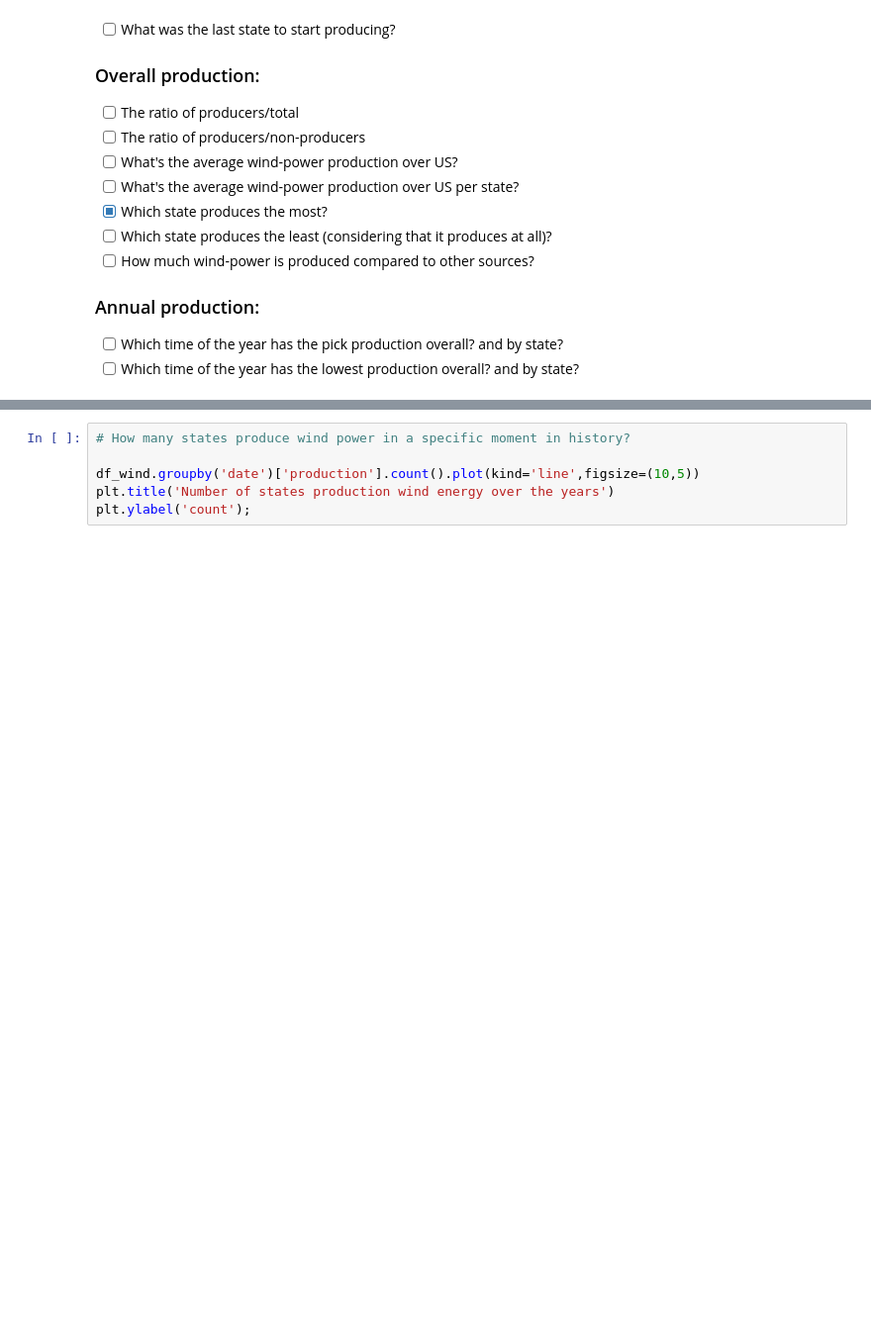
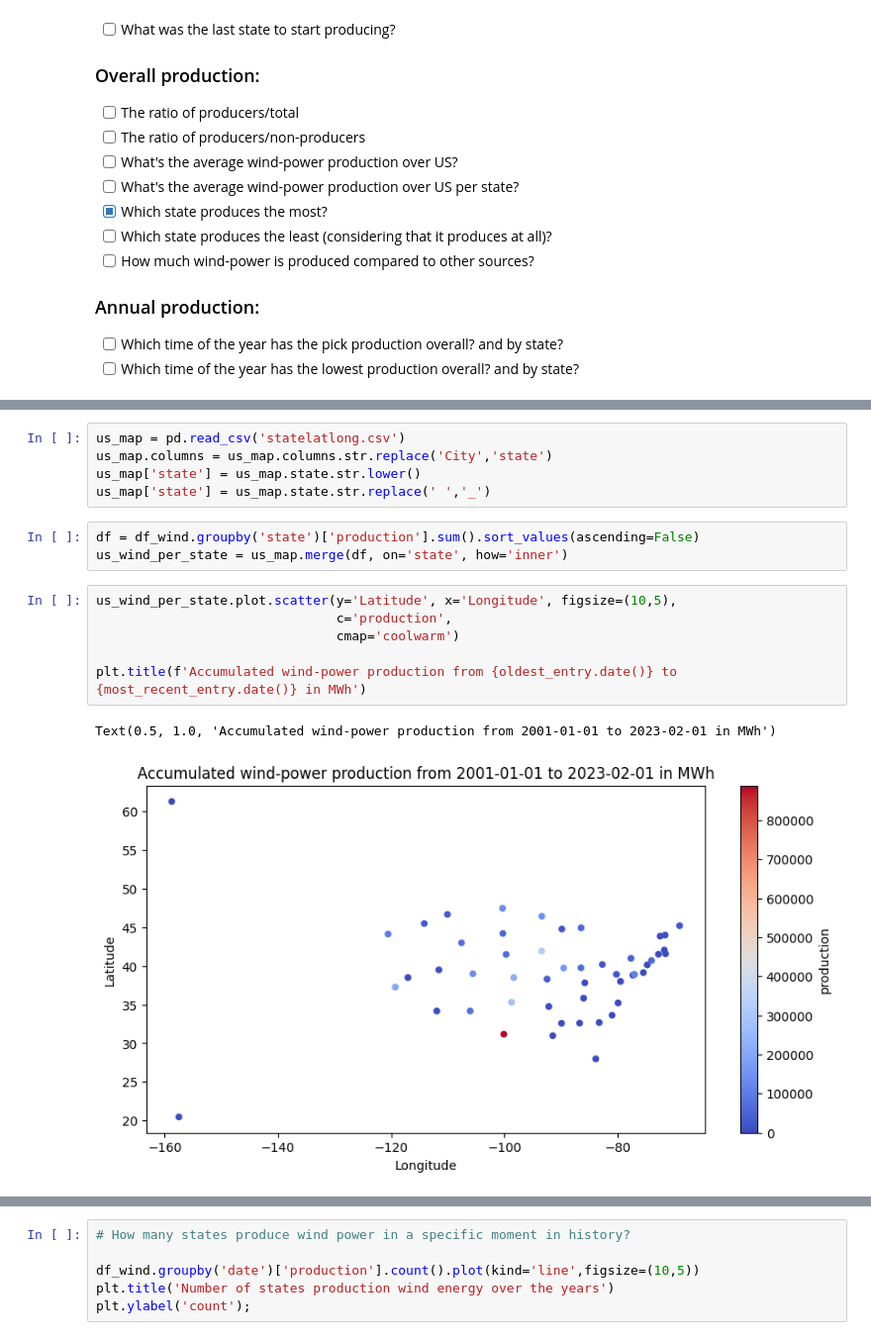
Before and after one commit to abasilio91/DS-wind_production_US, a Jupyter notebook: wind-power-production-statistical-study.ipynb, the cells around one changed output, grey strips where cells are left out. Shown: that part at 99% size. Cells and saved outputs as stored; diff of their text form; blank space fills up the shorter version.

```diff
--- a/wind-power-production-statistical-study.ipynb
+++ b/wind-power-production-statistical-study.ipynb
@@ -381,0 +447,17 @@ This already answer two questions: who produces wind power today and who has the
+# %%
+us_map = pd.read_csv('statelatlong.csv')
+us_map.columns = us_map.columns.str.replace('City','state')
+us_map['state'] = us_map.state.str.lower()
+us_map['state'] = us_map.state.str.replace(' ','_')
+# %%
+df = df_wind.groupby('state')['production'].sum().sort_values(ascending=False)
+us_wind_per_state = us_map.merge(df, on='state', how='inner')
+# %%
+us_wind_per_state.plot.scatter(y='Latitude', x='Longitude', figsize=(10,5),
+                               c='production',
+                               cmap='coolwarm')
+
+plt.title(f'Accumulated wind-power production from {oldest_entry.date()} to {most_recent_entry.date()} in MWh')
+# %% [output]
+Text(0.5, 1.0, 'Accumulated wind-power production from 2001-01-01 to 2023-02-01 in MWh')
+[figure, added]
```
Also changed, not shown: parts of 11 cells of this notebook, 3 other files.
